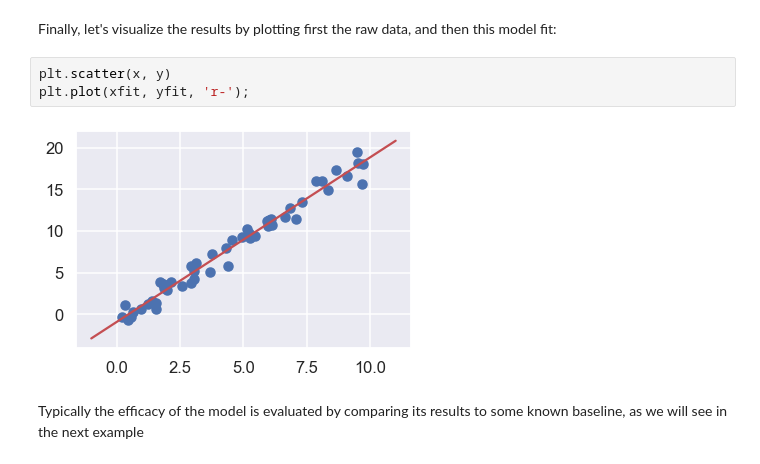
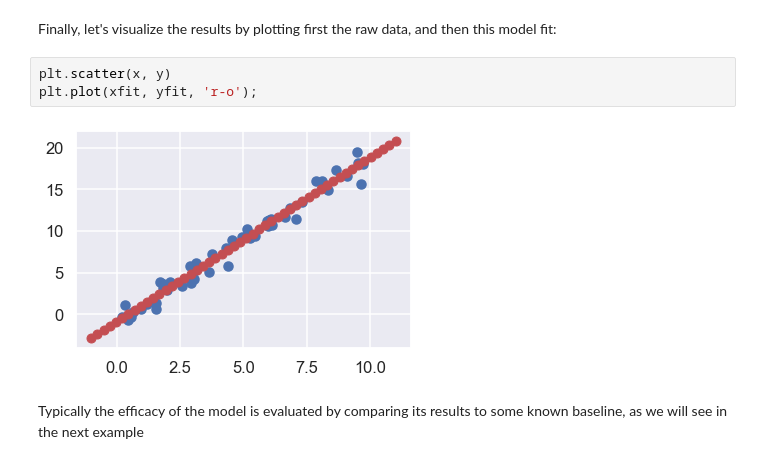
Before and after one commit to SocratesClub/machine-learning, a Jupyter notebook: 06.02-machine-learning-with-sklearn.ipynb, the cells around one changed output. Drawn from its saved outputs; the diff is of its cells as text.

```diff
--- a/06.02-machine-learning-with-sklearn.ipynb
+++ b/06.02-machine-learning-with-sklearn.ipynb
@@ -327,9 +329,9 @@ yfit = model.predict(Xfit)
 Finally, let's visualize the results by plotting first the raw data, and then this model fit:
 # %%
 plt.scatter(x, y)
-plt.plot(xfit, yfit, 'r-');
+plt.plot(xfit, yfit, 'r-o');
 # %% [output]
-[figure, old version]
+[figure, new version]
 # %% [markdown]
 Typically the efficacy of the model is evaluated by comparing its results to some known baseline, as we will see in the next example
 # %% [markdown]
```
Also changed, not shown: parts of 8 cells of this notebook, 7 other files.
